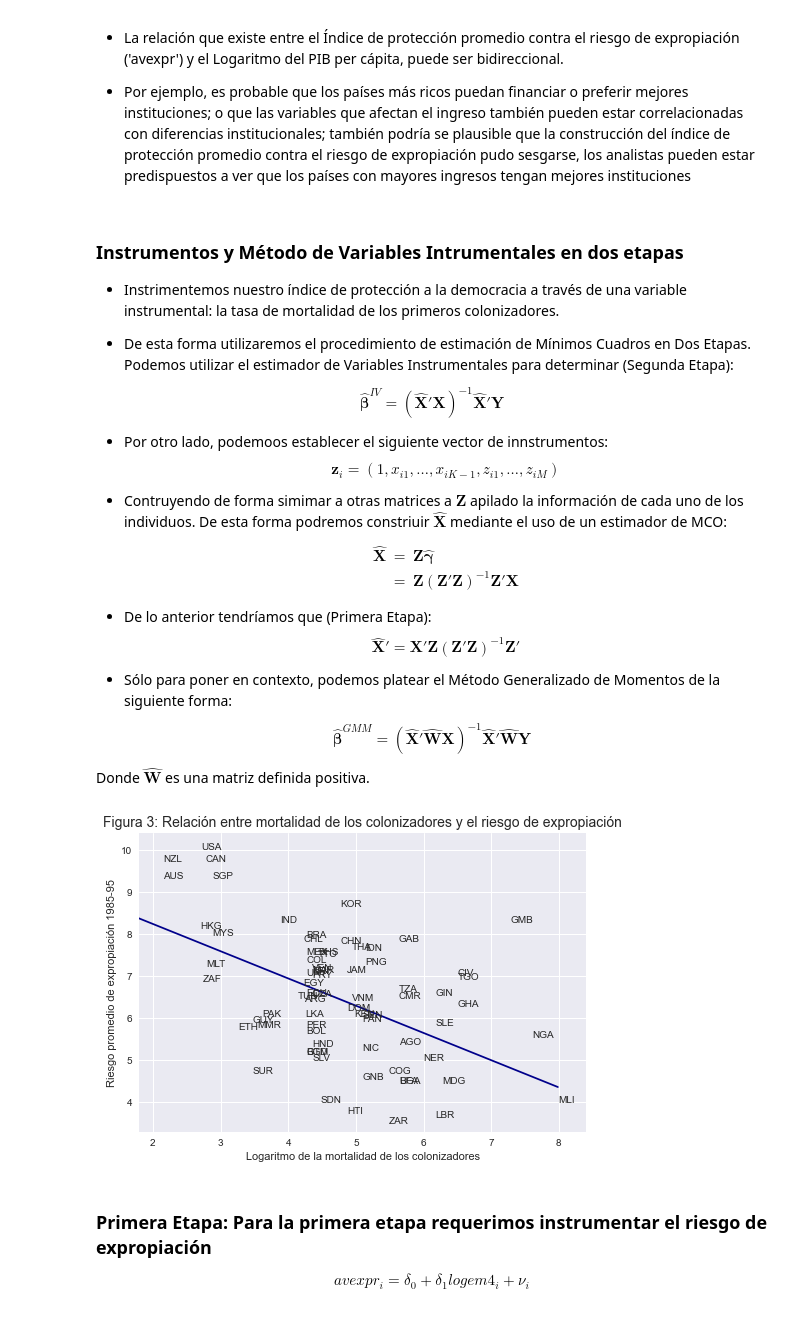
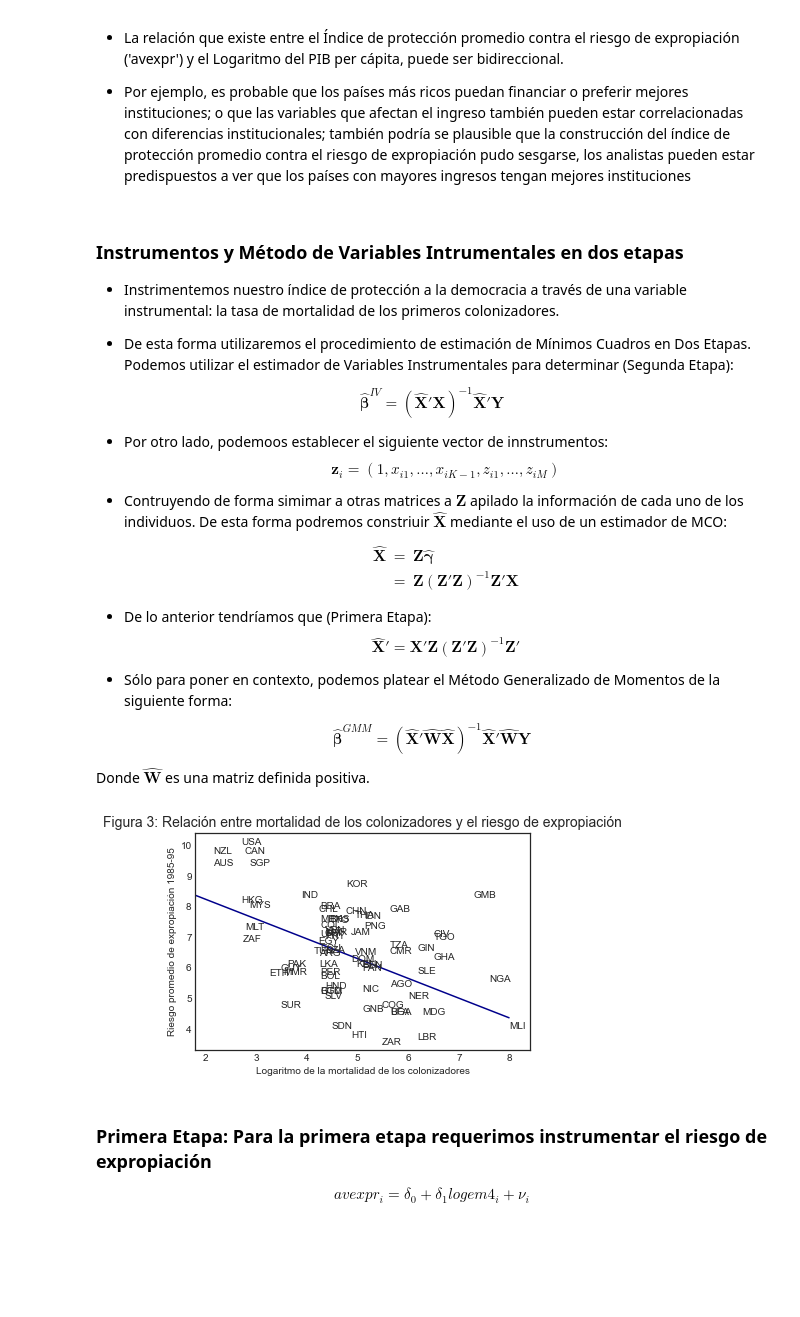
Before and after one commit to benjov/Econometria-II-2024, a Jupyter notebook: Clase_02_VariablesInstrumentales/Regresion Lineal y Variables Instrumentales.ipynb, the cells around one changed output. Drawn from its saved outputs; the diff is of its cells as text; code cells hidden in the pictures; blank space fills up the shorter version.

```diff
--- a/Clase_02_VariablesInstrumentales/Regresion Lineal y Variables Instrumentales.ipynb
+++ b/Clase_02_VariablesInstrumentales/Regresion Lineal y Variables Instrumentales.ipynb
@@ -342,7 +344,7 @@ Standard errors in parentheses.
 
 * De esta forma utilizaremos el procedimiento de estimación de Mínimos Cuadros en Dos Etapas. Podemos utilizar el estimador de Variables Instrumentales para determinar (Segunda Etapa):
 
-$$\hat{\boldsymbol{\beta}}^{IV} = (\hat{\mathbf{X}}' \mathbf{X})^{-1} \hat{\mathbf{X}}' \mathbf{Y}$$
+$$\hat{\boldsymbol{\beta}}^{IV} = (\hat{\mathbf{X}}' \hat{\mathbf{X}})^{-1} \hat{\mathbf{X}}' \mathbf{Y}$$
 
 * Por otro lado, podemoos establecer el siguiente vector de innstrumentos:
 \begin{equation*}
@@ -363,7 +365,7 @@ $$\hat{\boldsymbol{\beta}}^{IV} = (\hat{\mathbf{X}}' \mathbf{X})^{-1} \hat{\math
 * Sólo para poner en contexto, podemos platear el Método Generalizado de Momentos de la siguiente forma:
 
 
-$$\hat{\boldsymbol{\beta}}^{GMM} = (\hat{\mathbf{X}}' \hat{\mathbf{W}} \mathbf{X})^{-1} \hat{\mathbf{X}}'\hat{\mathbf{W}} \mathbf{Y}$$
+$$\hat{\boldsymbol{\beta}}^{GMM} = (\hat{\mathbf{X}}' \hat{\mathbf{W}} \hat{\mathbf{X}})^{-1} \hat{\mathbf{X}}'\hat{\mathbf{W}} \mathbf{Y}$$
 
 Donde $\hat{\mathbf{W}}$ es una matriz definida positiva.
 # %%
@@ -375,31 +377,31 @@ y = df1_subset2['avexpr']
 
 labels = df1_subset2['shortnam']
 # %%
-plt.style.use('seaborn')
+plt.style.use('seaborn-v0_8-white')
 
 #
 fig, ax = plt.subplots()
 ax.scatter(X, y, marker = '')
 
 for i, label in enumerate(labels):
     ax.annotate(label, (X.iloc[i], y.iloc[i]))
 
 # Línea de tendencia
 ax.plot( np.unique(X),
          np.poly1d(np.polyfit(X, y, 1))(np.unique(X)),
          color = 'darkblue' )
 
 ax.set_xlim([1.8,8.4])
 ax.set_ylim([3.3,10.4])
 ax.set_xlabel('Logaritmo de la mortalidad de los colonizadores')
 ax.set_ylabel('Riesgo promedio de expropiación 1985-95')
 ax.set_title('Figura 3: Relación entre mortalidad de los colonizadores y el riesgo de expropiación'
             , size = 14)
 
 #
 plt.show()
 # %% [output]
-[figure, old version]
+[figure, new version]
 # %% [markdown]
 ### Primera Etapa: Para la primera etapa requerimos instrumentar el riesgo de expropiación
 
```
Also changed, not shown: parts of 11 cells of this notebook, 1 other file.
